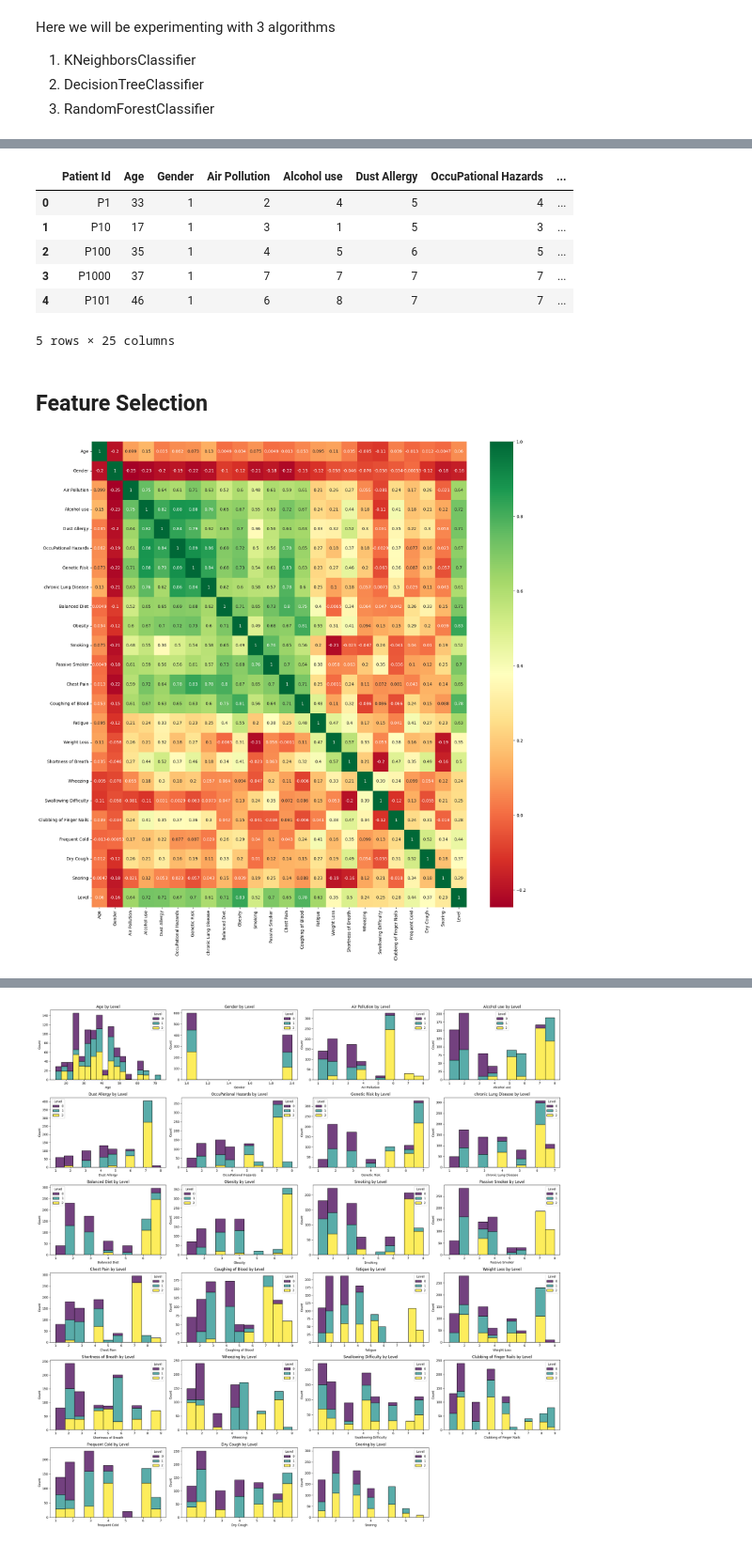
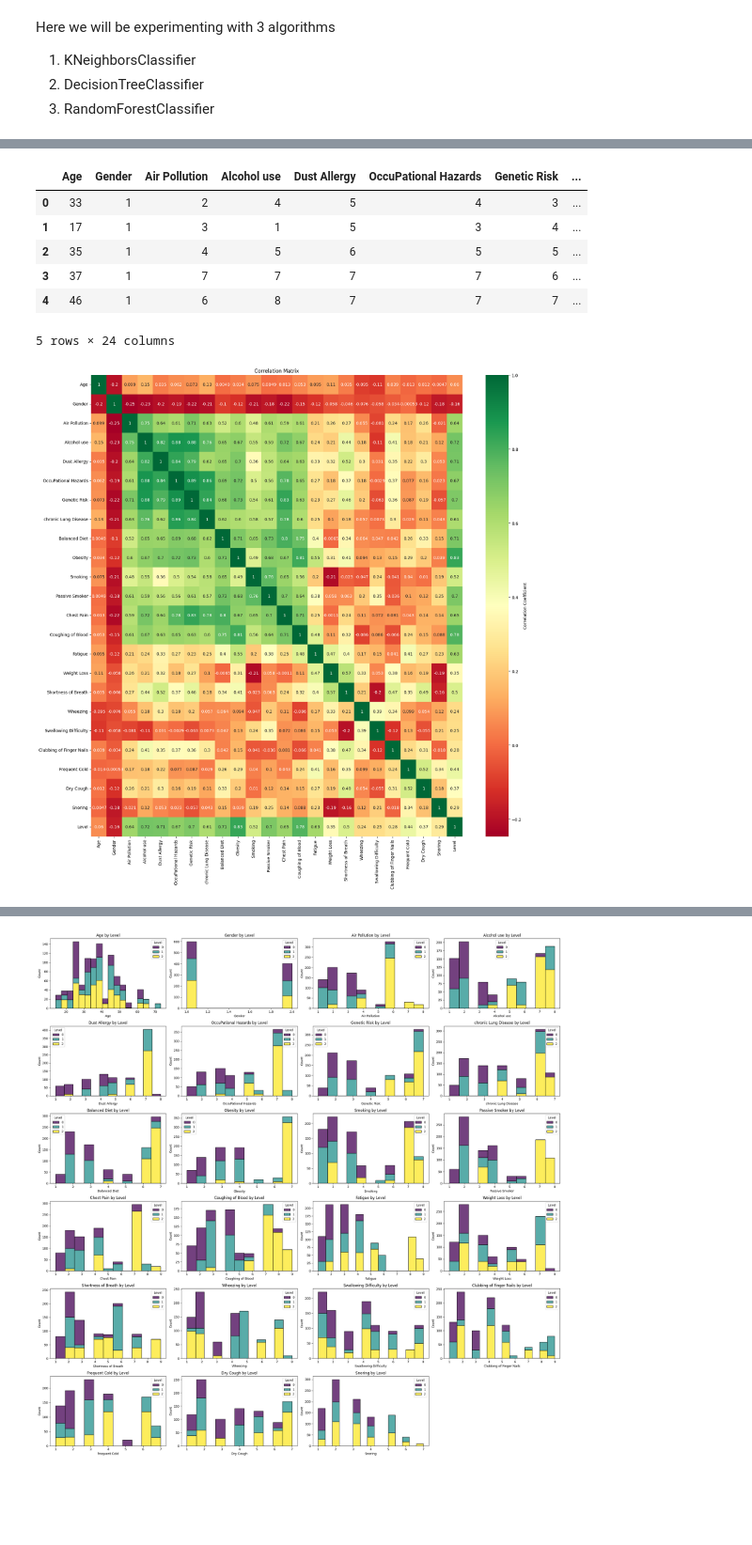
Before and after one commit to iqramaryamm/Lung-Cancer-Prediction, a Jupyter notebook: eda.ipynb, the cells around one changed output, grey strips where cells are left out. Shown at 94% size. Saved outputs shown, nothing was run; the diff lists cells and outputs as text; code cells hidden in the pictures; blank space fills up the shorter version.

```diff
--- a/eda.ipynb
+++ b/eda.ipynb
@@ -42,6 +42,3 @@ Data columns (total 25 columns):
  24  Level                     1000 non-null   object
 dtypes: int64(23), object(2)
 memory usage: 195.4+ KB
-# %%
-df['Level'] = df['Level'].str.strip().str.lower()
-df['Level'] = df['Level'].replace({'low': 0, 'medium': 1, 'high': 2})
@@ -62,0 +90,3 @@ Name: Level, Length: 1000, dtype: int64
+# %%
+
+df['Level'] = df['Level'].replace({'High': 2, 'Medium': 1, 'Low': 0})
@@ -63,24 +128,26 @@ Name: Level, Length: 1000, dtype: int64
 # %%
 df.head()
 # %% [output]
-|  | Patient Id | Age | Gender | Air Pollution | Alcohol use | Dust Allergy | OccuPational Hazards | ... |
-| 0 | P1 | 33 | 1 | 2 | 4 | 5 | 4 | ... |
-| 1 | P10 | 17 | 1 | 3 | 1 | 5 | 3 | ... |
-| 2 | P100 | 35 | 1 | 4 | 5 | 6 | 5 | ... |
-| 3 | P1000 | 37 | 1 | 7 | 7 | 7 | 7 | ... |
-| 4 | P101 | 46 | 1 | 6 | 8 | 7 | 7 | ... |
+|  | Age | Gender | Air Pollution | Alcohol use | Dust Allergy | OccuPational Hazards | Genetic Risk | ... |
+| 0 | 33 | 1 | 2 | 4 | 5 | 4 | 3 | ... |
+| 1 | 17 | 1 | 3 | 1 | 5 | 3 | 4 | ... |
+| 2 | 35 | 1 | 4 | 5 | 6 | 5 | 5 | ... |
+| 3 | 37 | 1 | 7 | 7 | 7 | 7 | 6 | ... |
+| 4 | 46 | 1 | 6 | 8 | 7 | 7 | 7 | ... |
-5 rows × 25 columns
+5 rows × 24 columns
 # %%
 df = df.drop('Patient Id' , axis = 1)
-# %% [markdown]
-## Feature Selection
 # %%
 import seaborn as sns
 #get correlations of each features in dataset
 corrmat = df.corr()
 top_corr_features = corrmat.index
 plt.figure(figsize=(20,20))
 #plot heat map
-g=sns.heatmap(df[top_corr_features].corr(),annot=True,cmap="RdYlGn")
+sns.heatmap(df[top_corr_features].corr(),annot=True,cmap="RdYlGn"
+            ,cbar_kws={'label':'Correlation Coefficient'})
+
+plt.title('Correlation Matrix')
+plt.savefig('correlation.png')
 # %% [output]
-[figure, old version]
+[figure, new version]
```
Also changed, not shown: parts of 17 cells of this notebook.
